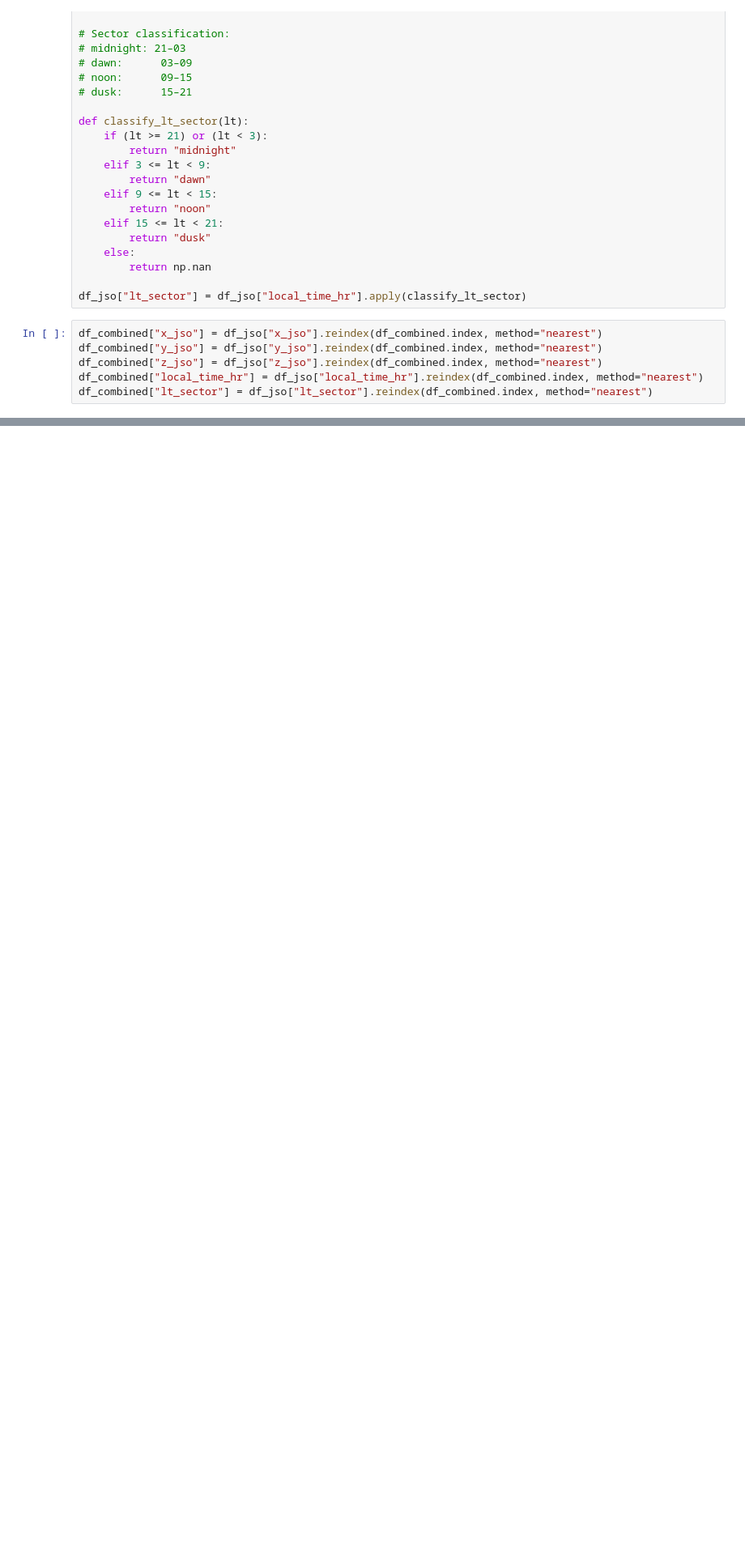
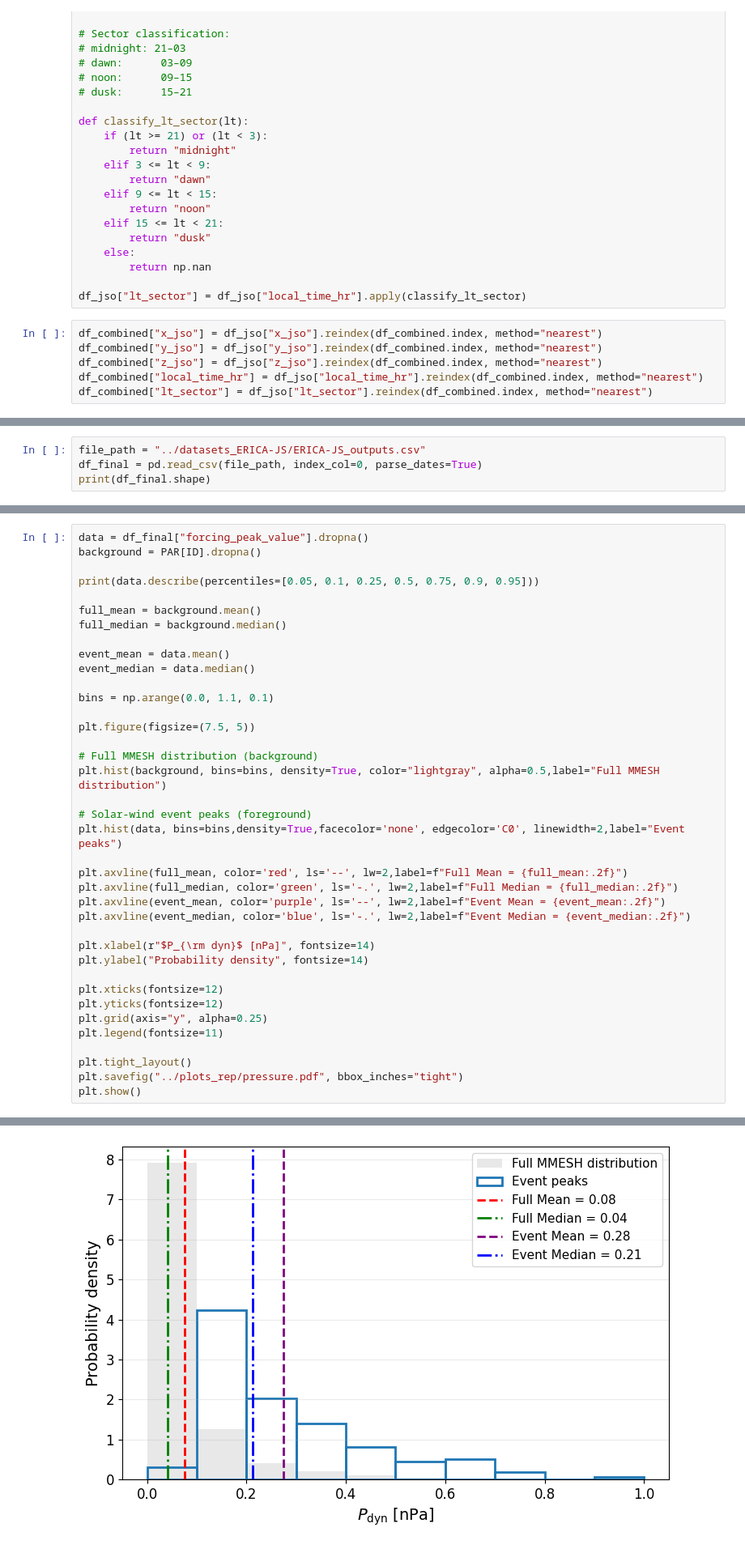
Before and after one commit to Kartav33/ERICA-JS, a Jupyter notebook: 02_event_detection.ipynb, the cells around one changed output, grey strips where cells are left out. Shown at 81% size. Drawn from its saved outputs; the diff is of its cells as text; blank space fills up the shorter version.

```diff
--- a/02_event_detection.ipynb
+++ b/02_event_detection.ipynb
@@ -1003,3 +1061,7 @@ print("✓ Saved: df_final_results.csv (for reloading)")
 # %% [output]
 Saving results...
 ✓ Saved: df_final_results.csv (for reloading)
+# %%
+file_path = "../datasets_ERICA-JS/ERICA-JS_outputs.csv"
+df_final = pd.read_csv(file_path, index_col=0, parse_dates=True)
+print(df_final.shape)
@@ -1005,0 +1070,39 @@ Saving results...
+# %%
+data = df_final["forcing_peak_value"].dropna()
+background = PAR[ID].dropna()
+
+print(data.describe(percentiles=[0.05, 0.1, 0.25, 0.5, 0.75, 0.9, 0.95]))
+
+full_mean = background.mean()
+full_median = background.median()
+
+event_mean = data.mean()
+event_median = data.median()
+
+bins = np.arange(0.0, 1.1, 0.1)
+
+plt.figure(figsize=(7.5, 5))
+
+# Full MMESH distribution (background)
+plt.hist(background, bins=bins, density=True, color="lightgray", alpha=0.5,label="Full MMESH distribution")
+
+# Solar-wind event peaks (foreground)
+plt.hist(data, bins=bins,density=True,facecolor='none', edgecolor='C0', linewidth=2,label="Event peaks")
+
+plt.axvline(full_mean, color='red', ls='--', lw=2,label=f"Full Mean = {full_mean:.2f}")
+plt.axvline(full_median, color='green', ls='-.', lw=2,label=f"Full Median = {full_median:.2f}")
+plt.axvline(event_mean, color='purple', ls='--', lw=2,label=f"Event Mean = {event_mean:.2f}")
+plt.axvline(event_median, color='blue', ls='-.', lw=2,label=f"Event Median = {event_median:.2f}")
+
+plt.xlabel(r"$P_{\rm dyn}$ [nPa]", fontsize=14)
+plt.ylabel("Probability density", fontsize=14)
+
+plt.xticks(fontsize=12)
+plt.yticks(fontsize=12)
+plt.grid(axis="y", alpha=0.25)
+plt.legend(fontsize=11)
+
+plt.tight_layout()
+plt.savefig("../plots_rep/pressure.pdf", bbox_inches="tight")
+plt.show()
+# %% [output]
@@ -1005,0 +1122 @@ Saving results...
+[figure, added]
```
Also changed, not shown: parts of 17 cells of this notebook, 17 other files.
